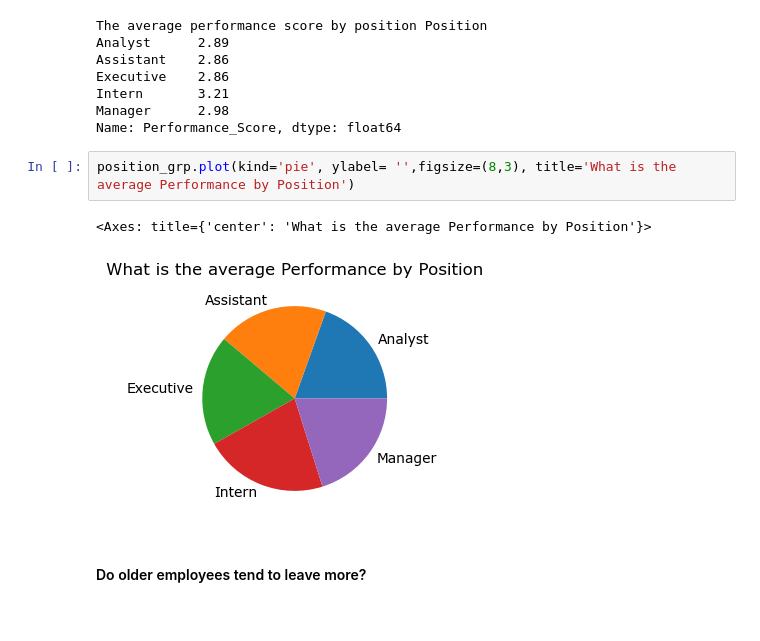
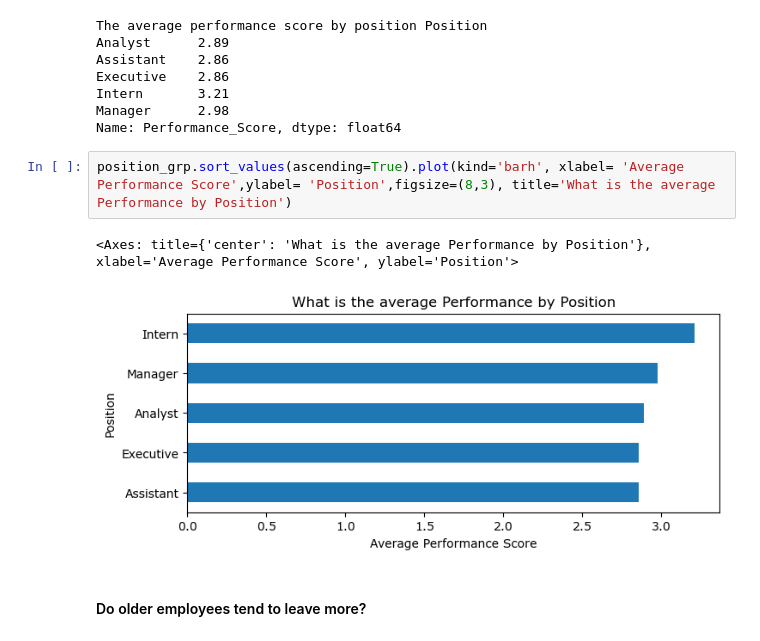
Before and after one commit to Chi-Matty/hr-employee-insights, a Jupyter notebook: hr_employee_data.ipynb, the cells around one changed output. Saved outputs shown, nothing was run; the diff lists cells and outputs as text.

```diff
--- a/hr_employee_data.ipynb
+++ b/hr_employee_data.ipynb
@@ -72,10 +86,10 @@ Intern       3.21
 Manager      2.98
 Name: Performance_Score, dtype: float64
 # %%
-position_grp.plot(kind='pie', ylabel= '',figsize=(8,3), title='What is the average Performance by Position')
+position_grp.sort_values(ascending=True).plot(kind='barh', xlabel= 'Average Performance Score',ylabel= 'Position',figsize=(8,3), title='What is the average Performance by Position')
 # %% [output]
-<Axes: title={'center': 'What is the average Performance by Position'}>
+<Axes: title={'center': 'What is the average Performance by Position'}, xlabel='Average Performance Score', ylabel='Position'>
-[figure, old version]
+[figure, new version]
 # %% [markdown]
 #### Do older employees tend to leave more?
 # %%
```
Also changed, not shown: parts of 14 cells of this notebook.
